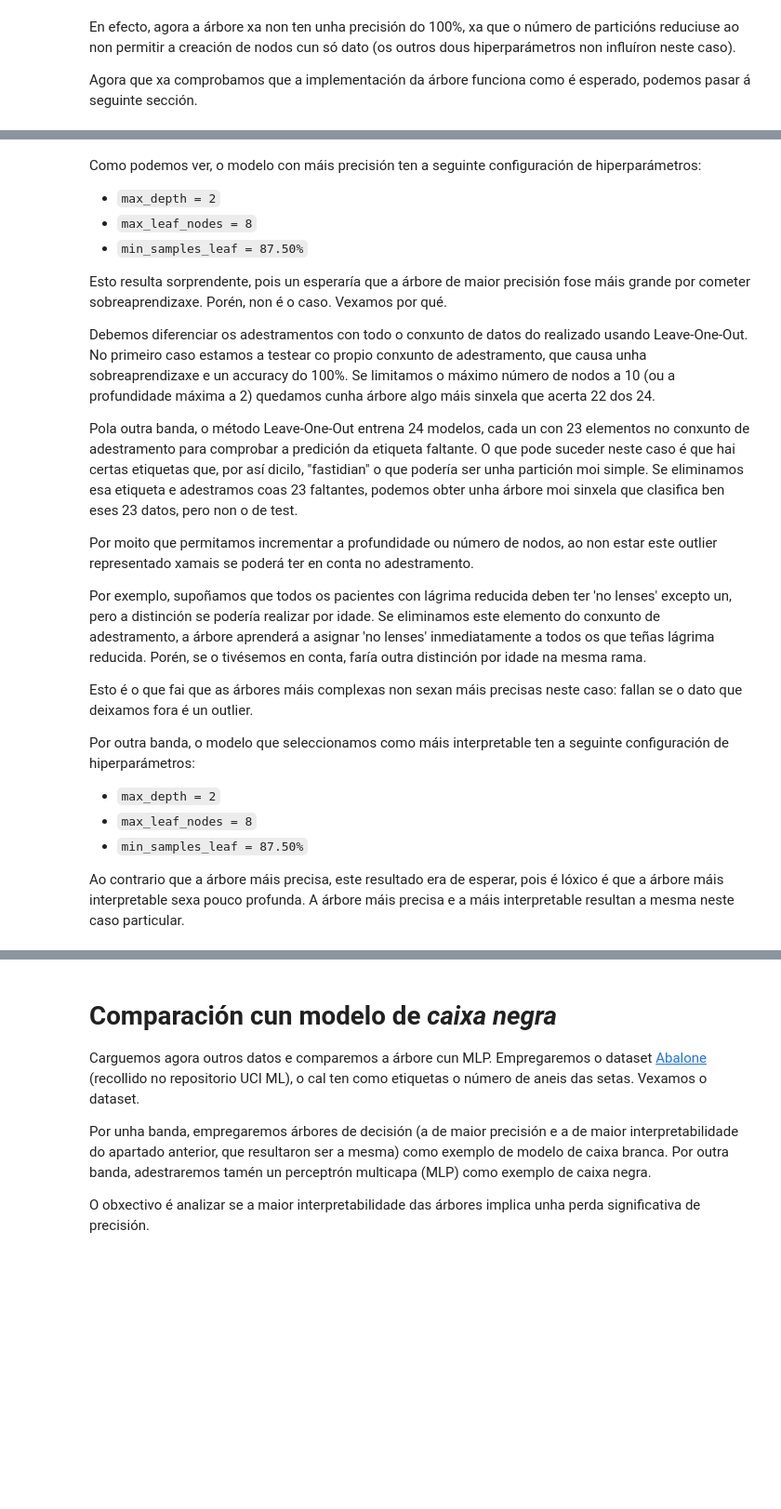
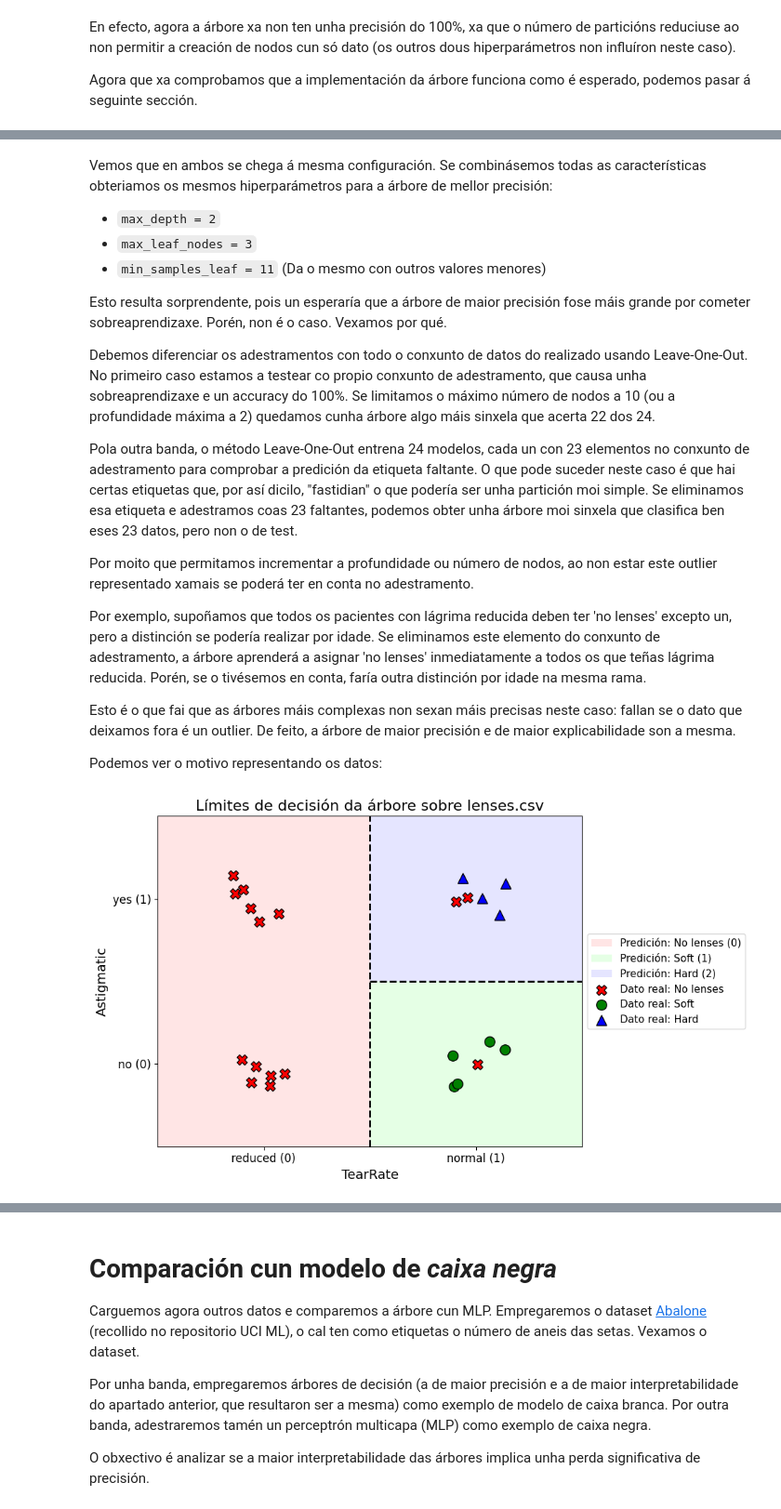
Before and after one commit to Louiscata/Aprendizaje-Autom-tico, a Jupyter notebook: P2/arbol-sabio-centenario.ipynb, the cells around one changed output, grey strips where cells are left out. Shown at 93% size. Cells and saved outputs as stored; diff of their text form; code cells hidden in the pictures; blank space fills up the shorter version.

```diff
--- a/P2/arbol-sabio-centenario.ipynb
+++ b/P2/arbol-sabio-centenario.ipynb
@@ -507,8 +645,9 @@ Visualización dos resultados
 # %% [markdown]
-Como podemos ver, o modelo con máis precisión ten a seguinte configuración de hiperparámetros:
+Vemos que en ambos se chega á mesma configuración. Se combinásemos todas as características obteriamos os mesmos hiperparámetros para a árbore de mellor precisión:
+
 - `max_depth = 2`
-- `max_leaf_nodes = 8`
-- `min_samples_leaf = 87.50%`
+- `max_leaf_nodes = 3`
+- `min_samples_leaf = 11` (Da o mesmo con outros valores menores)
 
 Esto resulta sorprendente, pois un esperaría que a árbore de maior precisión fose máis grande por cometer sobreaprendizaxe. Porén, non é o caso. Vexamos por qué.
 
@@ -520,11 +659,53 @@ Por moito que permitamos incrementar a profundidade ou número de nodos, ao non
 
 Por exemplo, supoñamos que todos os pacientes con lágrima reducida deben ter 'no lenses' excepto un, pero a distinción se podería realizar por idade. Se eliminamos este elemento do conxunto de adestramento, a árbore aprenderá a asignar 'no lenses' inmediatamente a todos os que teñas lágrima reducida. Porén, se o tivésemos en conta, faría outra distinción por idade na mesma rama.
 
-Esto é o que fai que as árbores máis complexas non sexan máis precisas neste caso: fallan se o dato que deixamos fora é un outlier.
+Esto é o que fai que as árbores máis complexas non sexan máis precisas neste caso: fallan se o dato que deixamos fora é un outlier. De feito, a árbore de maior precisión e de maior explicabilidade son a mesma.
 
-Por outra banda, o modelo que seleccionamos como máis interpretable ten a seguinte configuración de hiperparámetros:
-- `max_depth = 2`
-- `max_leaf_nodes = 8`
-- `min_samples_leaf = 87.50%`
-
-Ao contrario que a árbore máis precisa, este resultado era de esperar, pois é lóxico é que a árbore máis interpretable sexa pouco profunda. A árbore máis precisa e a máis interpretable resultan a mesma neste caso particular.
+Podemos ver o motivo representando os datos:
+# %%
+df = pd.read_csv("lenses.csv")
+df = preparar_lentes(df)
+
+# Engadir desprazamento aleatorio para evitar que os puntos se solapen
+np.random.seed(42)
+df['x_jitter'] = df['TearRate'] + np.random.uniform(-0.15, 0.15, size=len(df))
+df['y_jitter'] = df['Astigmatic'] + np.random.uniform(-0.15, 0.15, size=len(df))
+
+plt.figure(figsize=(10, 6))
+
+# Regra: TearRate <= 0.5 -> clase 0 (No lenses)
+plt.axvspan(-0.5, 0.5, facecolor='#ffcccc', alpha=0.5, label='Predición: No lenses (0)')
+# Regra: TearRate > 0.5 e Astigmatic <= 0.5 -> clase 1 (Soft)
+plt.fill_between([0.5, 1.5], -0.5, 0.5, facecolor='#ccffcc', alpha=0.5, label='Predición: Soft (1)')
+# Regra: TearRate > 0.5 e Astigmatic > 0.5 -> clase 2 (Hard)
+plt.fill_between([0.5, 1.5], 0.5, 1.5, facecolor='#ccccff', alpha=0.5, label='Predición: Hard (2)')
+
+marcadores = {0: 'X', 1: 'o', 2: '^'}
+cores = {0: 'red', 1: 'green', 2: 'blue'}
+etiquetas = {0: 'Dato real: No lenses', 1: 'Dato real: Soft', 2: 'Dato real: Hard'}
+
+for lbl in [0, 1, 2]:
+    subset = df[df['Label'] == lbl]
+    plt.scatter(subset['x_jitter'], subset['y_jitter'],
+                marker=marcadores[lbl], color=cores[lbl], s=120, label=etiquetas[lbl],
+                edgecolor='black', zorder=5)
+
+# Liñas de corte exactas da árbore
+plt.axvline(x=0.5, color='black', linestyle='--', linewidth=2, zorder=4)
+plt.plot([0.5, 1.5], [0.5, 0.5], color='black', linestyle='--', linewidth=2, zorder=4)
+
+# Límites e as etiquetas dos eixos
+plt.xlim(-0.5, 1.5)
+plt.ylim(-0.5, 1.5)
+plt.xticks([0, 1], ['reduced (0)', 'normal (1)'], fontsize=12)
+plt.yticks([0, 1], ['no (0)', 'yes (1)'], fontsize=12)
+plt.xlabel('TearRate', fontsize=14)
+plt.ylabel('Astigmatic', fontsize=14)
+plt.title('Límites de decisión da árbore sobre lenses.csv', fontsize=16)
+
+plt.legend(loc='center left', bbox_to_anchor=(1, 0.5), fontsize=11)
+plt.tight_layout()
+
+plt.show()
+# %% [output]
+[figure, added]
```
Also changed, not shown: parts of 10 cells of this notebook.
